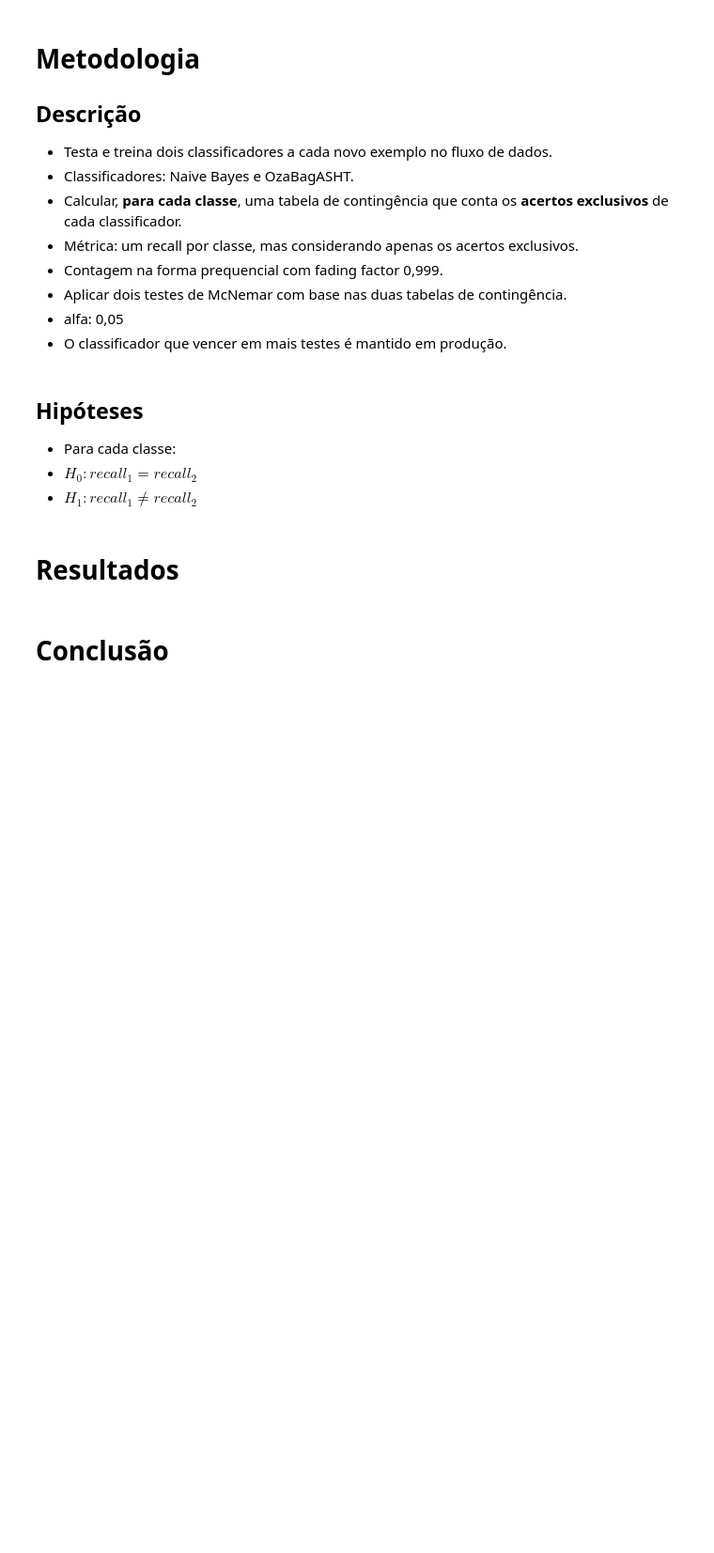
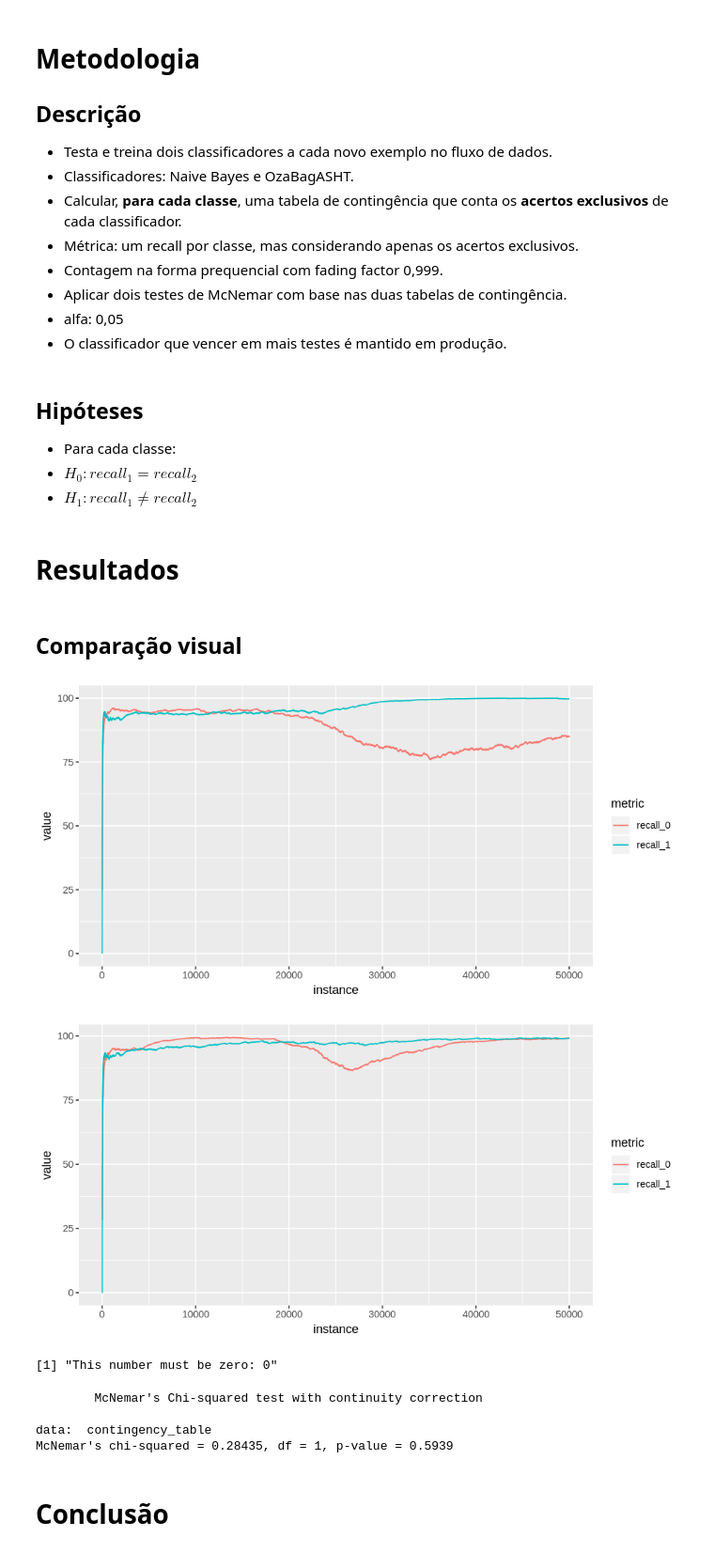
Before and after one commit to dinaldoap/moa, a Jupyter notebook: notebook/drift.ipynb, the cells around one changed output. Shown: that part at 94% size. Cells and saved outputs as stored; diff of their text form; code cells hidden in the pictures; blank space fills up the shorter version.

Commit message:
feat: apply McNemar Test at the end

```diff
--- a/notebook/drift.ipynb
+++ b/notebook/drift.ipynb
@@ -64,5 +64,76 @@ Comparar dois classificadores no cenário de fluxos de dados com a presença de
  * $H_1: recall_1 \neq recall_2$
 # %% [markdown]
 # Resultados
+# %% [markdown]
+## Comparação visual
+# %%
+plot_metrics_evolution("../data/evaluation/naive_bayes/maximum_likelihood_drift.csv")
+plot_metrics_evolution("../data/evaluation/oza_bag_asht/maximum_likelihood_drift.csv")
+# %% [output]
+[figure, added]
+[figure, added]
+# %%
+delta_2_hit <- function(current_metric, previous_metric) {
+    return(sign(current_metric - previous_metric))
+}
+load_hit <- function(classifier) {
+    path = sprintf("../data/evaluation/%s/no_drift_balanced.csv", classifier)
+    data <- read.table(file=path, header=TRUE, sep=",")
+    #print(head(data))
+    metric <- data %>%
+            rename(instance = classified.instances, recall_0 = Recall.for.class.0..percent., recall_1 = Recall.for.class.1..percent.) %>%
+            filter(10 <= instance & instance <= 50000) %>%
+            select(instance, recall_0, recall_1) %>%
+            mutate(previous_instance = instance - 1)
+    #print(head(metric))
+    hit <- merge(metric, metric, by.x = "previous_instance", by.y = "instance") %>%
+            transmute(instance = instance, hit_0 = delta_2_hit(recall_0.x, recall_0.y), hit_1 = delta_2_hit(recall_1.x, recall_1.y))
+    return(hit)
+}
+classifier_1 <- load_hit("naive_bayes")
+classifier_2 <- load_hit("oza_bag_asht")
+hits <- merge(classifier_1, classifier_2, by = "instance") %>%
+                    rename(hit_0.classifier_1 = hit_0.x, hit_1.classifier_1 = hit_1.x, hit_0.classifier_2 = hit_0.y, hit_1.classifier_2 = hit_1.y)
+validation <- hits %>%
+                filter(abs(hit_0.classifier_1) != abs(hit_0.classifier_2) | abs(hit_1.classifier_1) != abs(hit_1.classifier_2))
+print(sprintf("This number must be zero: %s", nrow(validation)))
+fading_factor = 0.999
+contingency_table = matrix(c(0, 0, 0, 0),
+       nrow = 2,
+       dimnames = list("Classsifier 1" = c("Hit", "Miss"),
+                       "Classifier 2" = c("Hit", "Miss")))
+for (row in 1:nrow(hits)) {
+#for (row in 1:100) {
+    hit_0.classifier_1 <- hits[row, "hit_0.classifier_1"]
+    hit_0.classifier_2 <- hits[row, "hit_0.classifier_2"]
+
+    if (abs(hit_0.classifier_1) == 1 & abs(hit_0.classifier_2) == 1) {
+        #print(contingency_table)
+        contingency_table["Hit", "Hit"] = fading_factor * contingency_table["Hit", "Hit"]
+        contingency_table["Hit", "Miss"] = fading_factor * contingency_table["Hit", "Miss"]
+        contingency_table["Miss", "Hit"] = fading_factor * contingency_table["Miss", "Hit"]
+        contingency_table["Miss", "Miss"] = fading_factor * contingency_table["Miss", "Miss"]
+    }
+
+    if (hit_0.classifier_1 == 1 & hit_0.classifier_2 == 1) {
+        contingency_table["Hit", "Hit"] = 1
+    }
+    if (hit_0.classifier_1 == 1 & hit_0.classifier_2 == -1) {
+        contingency_table["Hit", "Miss"] = 1
+        }
+    if (hit_0.classifier_1 == -1 & hit_0.classifier_2 == 1) {
+        contingency_table["Miss", "Hit"] = 1
+    }
+    if (hit_0.classifier_1 == -1 & hit_0.classifier_2 == -1) {
+        contingency_table["Miss", "Miss"] = 1
+    }
+}
+mcnemar.test(contingency_table)
+# %% [output]
+[1] "This number must be zero: 0"
+        McNemar's Chi-squared test with continuity correction
+
+data:  contingency_table
+McNemar's chi-squared = 0.28435, df = 1, p-value = 0.5939
 # %% [markdown]
 # Conclusão
```
Also changed, not shown: parts of 4 cells of this notebook.
